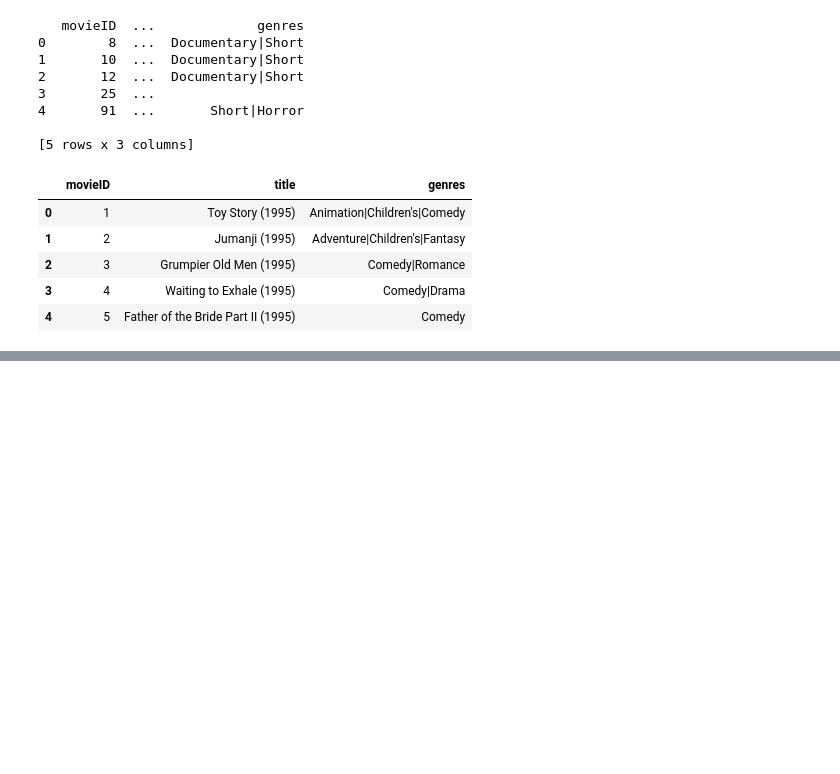
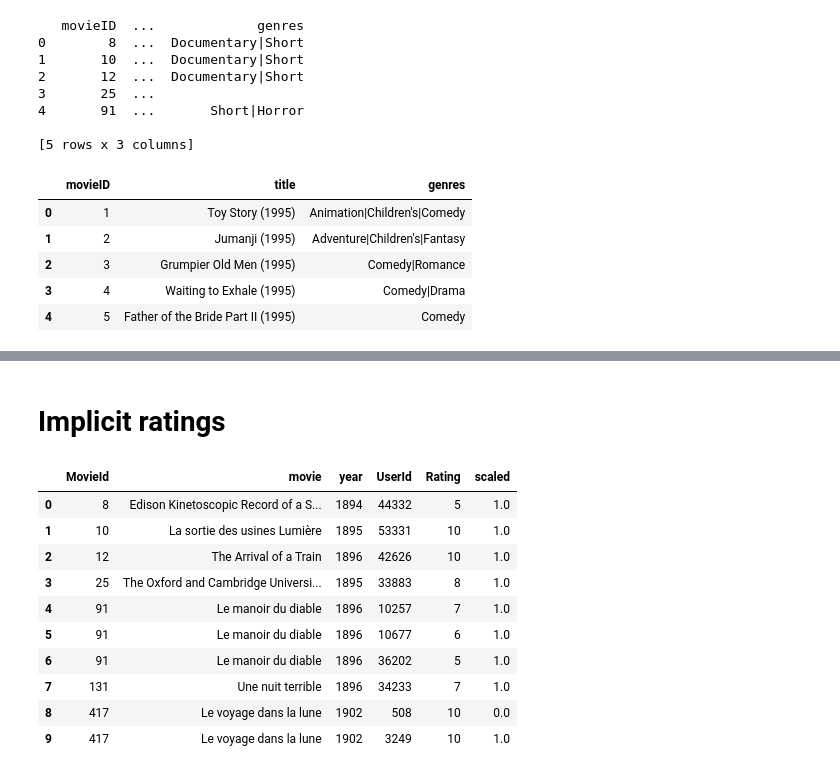
Before and after one commit to lazysimon/NYCDSA_CapstoneProject, a Jupyter notebook: movies_knn.ipynb, the cells around one changed output, grey strips where cells are left out. Saved outputs shown, nothing was run; the diff lists cells and outputs as text; code cells hidden in the pictures; blank space fills up the shorter version.

```diff
--- a/movies_knn.ipynb
+++ b/movies_knn.ipynb
@@ -452,0 +540,2 @@ df_mvlens.head()
+# %% [markdown]
+# Implicit ratings
@@ -452,0 +551,16 @@ df_mvlens.head()
+# %%
+mergeDF = pd.merge(movieDF, ratingDF, on="MovieId",how="left")
+mergeDF['scaled']=np.sign(ratingDF.Rating - 5) ##definitely wrong. needs rework with sigmoid or sth
+mergeDF.head(10)
+# %% [output]
+|  | MovieId | movie | year | UserId | Rating | scaled |
+| 0 | 8 | Edison Kinetoscopic Record of a S... | 1894 | 44332 | 5 | 1.0 |
+| 1 | 10 | La sortie des usines Lumière | 1895 | 53331 | 10 | 1.0 |
+| 2 | 12 | The Arrival of a Train | 1896 | 42626 | 10 | 1.0 |
+| 3 | 25 | The Oxford and Cambridge Universi... | 1895 | 33883 | 8 | 1.0 |
+| 4 | 91 | Le manoir du diable | 1896 | 10257 | 7 | 1.0 |
+| 5 | 91 | Le manoir du diable | 1896 | 10677 | 6 | 1.0 |
+| 6 | 91 | Le manoir du diable | 1896 | 36202 | 5 | 1.0 |
+| 7 | 131 | Une nuit terrible | 1896 | 34233 | 7 | 1.0 |
+| 8 | 417 | Le voyage dans la lune | 1902 | 508 | 10 | 0.0 |
+| 9 | 417 | Le voyage dans la lune | 1902 | 3249 | 10 | 1.0 |
```
Also changed, not shown: parts of 20 cells of this notebook.
